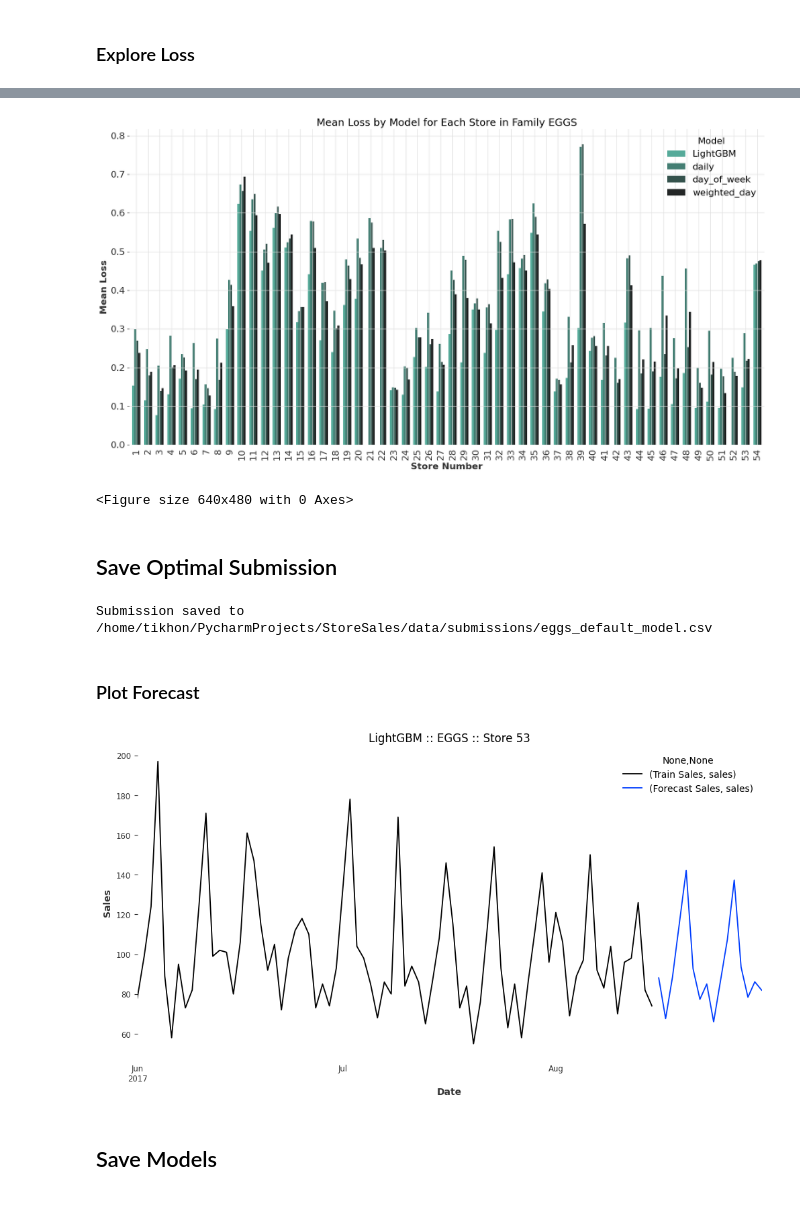
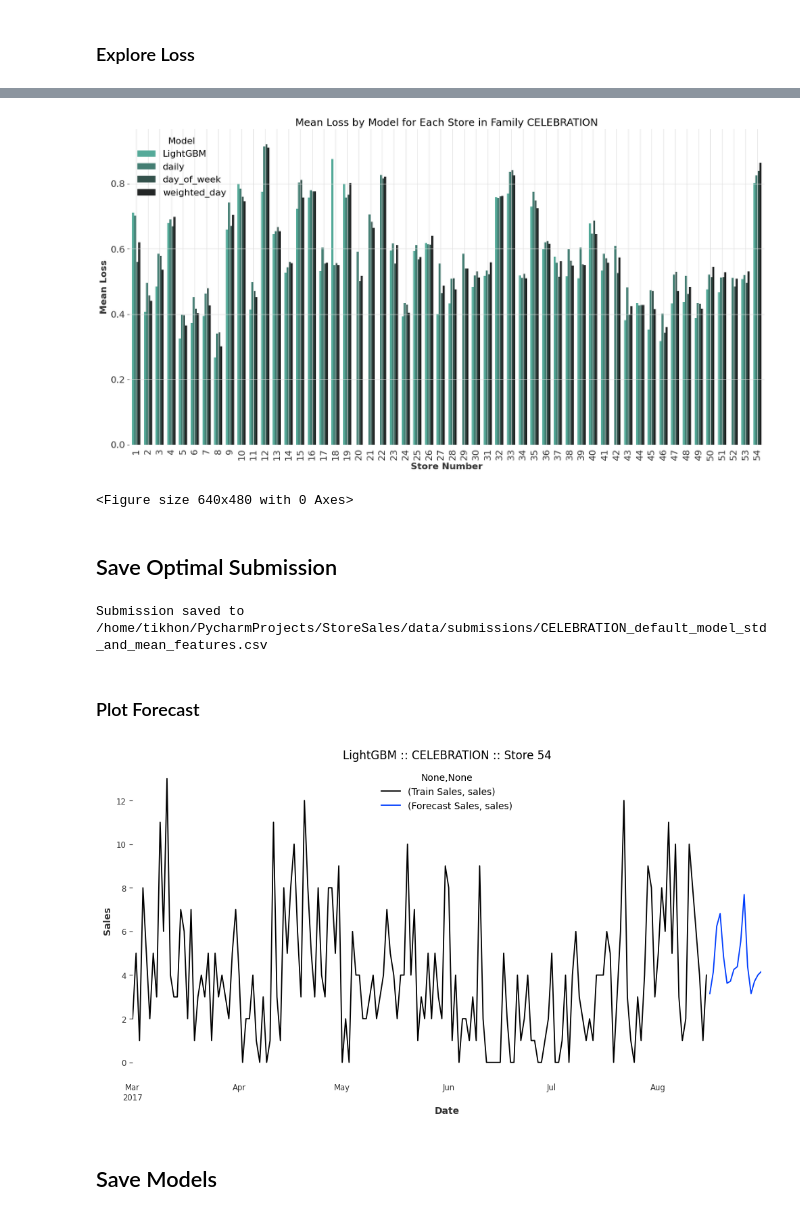
Before and after one commit to Tikhon-Radkevich/Store-Sales, a Jupyter notebook: notebooks/light_gbm/darts_light_gbm_implementation.ipynb, the cells around one changed output, grey strips where cells are left out. Cells and saved outputs as stored; diff of their text form; code cells hidden in the pictures.

```diff
--- a/notebooks/light_gbm/darts_light_gbm_implementation.ipynb
+++ b/notebooks/light_gbm/darts_light_gbm_implementation.ipynb
@@ -246,9 +262,9 @@ param_suggestor = param_suggestor_class(
 )
 # %%
 tuner = LightGBMModelTuner(
-    family_datasets=family_datasets, families=families, param_suggestor=param_suggestor
+    family_datasets=family_datasets, param_suggestor=param_suggestor
 )
 # %%
 tuner.run_tune(
-    evaluate_range=VALIDATION_DATE_RANGE, eval_stride=1, n_trials=1
+    evaluate_range=VALIDATION_DATE_RANGE, eval_stride=5, n_trials=n_tune_trials
 )
@@ -310,7 +287,7 @@ eval_family_losses = evaluate(
     evaluate_range=TEST_DATE_RANGE,
     models=best_lgb_models,
     stride=1,
-    parallel=True,
+    n_jobs=6,
 )
 # %% [markdown]
 ## Combine Baseline && LightGBM Models
@@ -332,9 +309,7 @@ baseline_model_names = ["daily", "day_of_week", "weighted_day"]
 ### Make LightGBM Predictions && Create Combined Predictor
 # %%
 lightgbm_prediction_df = make_submission_predictions(
-    scaler=scaler,
-    family_datasets=family_datasets,
-    models=best_lgb_models
+    family_datasets=family_datasets, models=best_lgb_models
 )
 # %%
 advanced_predictor = AdvancedPredictor(
@@ -370,8 +334,8 @@ advanced_predictor.make_overall_family_loss_plot(test_loss=True)
 # %%
 for family in family_datasets.keys():
-    advanced_predictor.make_family_loss_plot(family=family, test_loss=True)
+    advanced_predictor.make_family_loss_plot(family=family, test_loss=False)
 # %% [output]
-[figure, old version]
+[figure, new version]
 <Figure size 640x480 with 0 Axes>
 # %% [markdown]
 ## Save Optimal Submission
@@ -383,21 +348,21 @@ prediction_df = advanced_predictor.get_optimal_prediction(
 )
 # %%
-submission_file_name = "eggs_default_model.csv"
+submission_file_name = "CELEBRATION_default_model_std_and_mean_features.csv"
 
 submission_df = save_submission(prediction_df, submission_file_name)
 # %% [output]
-Submission saved to /home/tikhon/PycharmProjects/StoreSales/data/submissions/eggs_default_model.csv
+Submission saved to /home/tikhon/PycharmProjects/StoreSales/data/submissions/CELEBRATION_default_model_std_and_mean_features.csv
 # %% [markdown]
 ### Plot Forecast
 # %%
 make_submission_forecast_plot(
-    train_df=train_df,
+    train_df=preprocessed_df,
     forecast=prediction_df.reset_index(),
-    family="EGGS",
-    store_nbr=53,
-    drop_before_date=pd.Timestamp("2017-06-01"),
+    family="CELEBRATION",
+    store_nbr=54,
+    drop_before_date=pd.Timestamp("2017-03-01"),
 )
 # %% [output]
-[figure, old version]
+[figure, new version]
 # %% [markdown]
 ## Save Models
```
Also changed, not shown: parts of 28 cells of this notebook.
